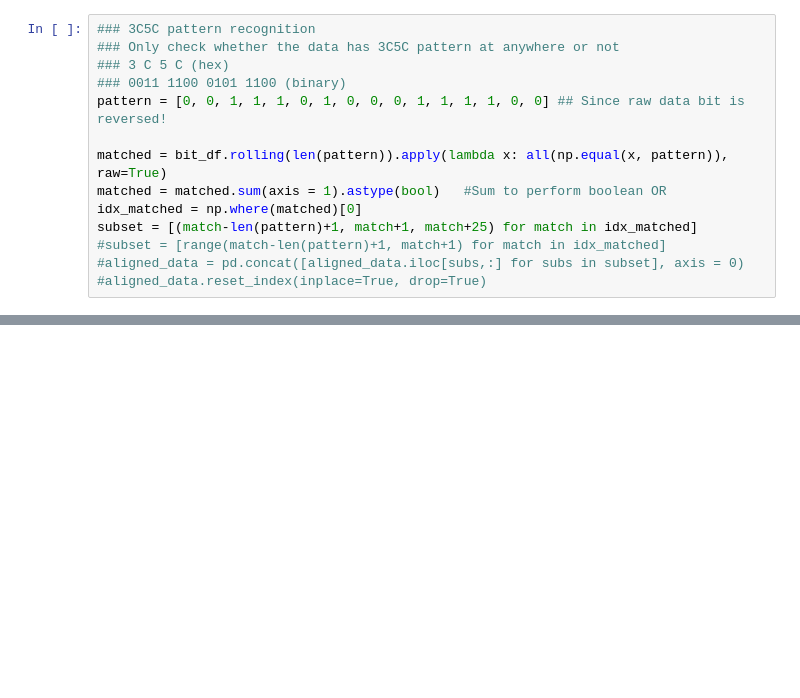
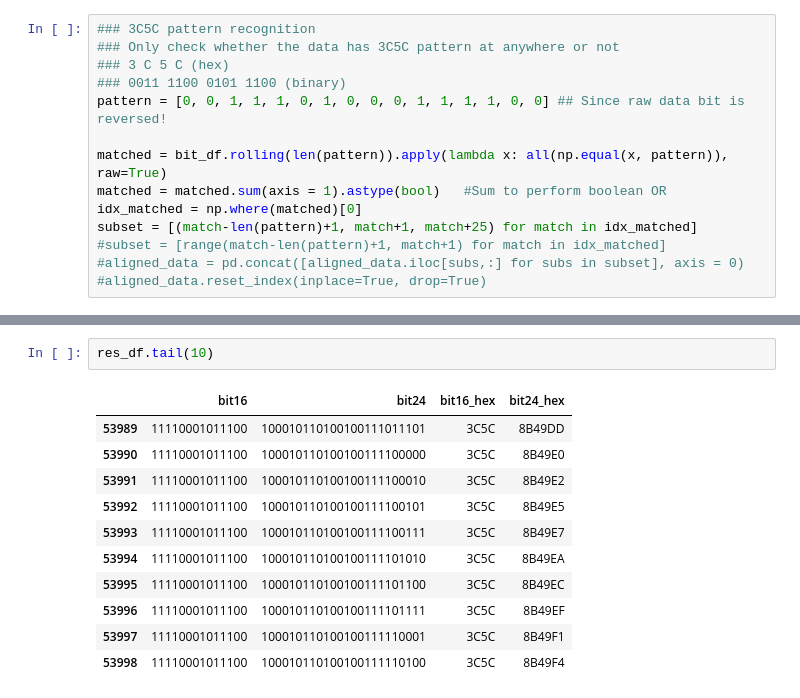
Before and after one commit to Quantumapple/etroc2datavalidation, a Jupyter notebook: DataVerify.ipynb, the cells around one changed output, grey strips where cells are left out. Drawn from its saved outputs; the diff is of its cells as text; blank space fills up the shorter version.

```diff
--- a/DataVerify.ipynb
+++ b/DataVerify.ipynb
@@ -184,0 +237,14 @@ subset = [(match-len(pattern)+1, match+1, match+25) for match in idx_matched]
+# %%
+res_df.tail(10)
+# %% [output]
+|  | bit16 | bit24 | bit16_hex | bit24_hex |
+| 53989 | 11110001011100 | 100010110100100111011101 | 3C5C | 8B49DD |
+| 53990 | 11110001011100 | 100010110100100111100000 | 3C5C | 8B49E0 |
+| 53991 | 11110001011100 | 100010110100100111100010 | 3C5C | 8B49E2 |
+| 53992 | 11110001011100 | 100010110100100111100101 | 3C5C | 8B49E5 |
+| 53993 | 11110001011100 | 100010110100100111100111 | 3C5C | 8B49E7 |
+| 53994 | 11110001011100 | 100010110100100111101010 | 3C5C | 8B49EA |
+| 53995 | 11110001011100 | 100010110100100111101100 | 3C5C | 8B49EC |
+| 53996 | 11110001011100 | 100010110100100111101111 | 3C5C | 8B49EF |
+| 53997 | 11110001011100 | 100010110100100111110001 | 3C5C | 8B49F1 |
+| 53998 | 11110001011100 | 100010110100100111110100 | 3C5C | 8B49F4 |
```
Also changed, not shown: parts of 19 cells of this notebook, 1 other file.
